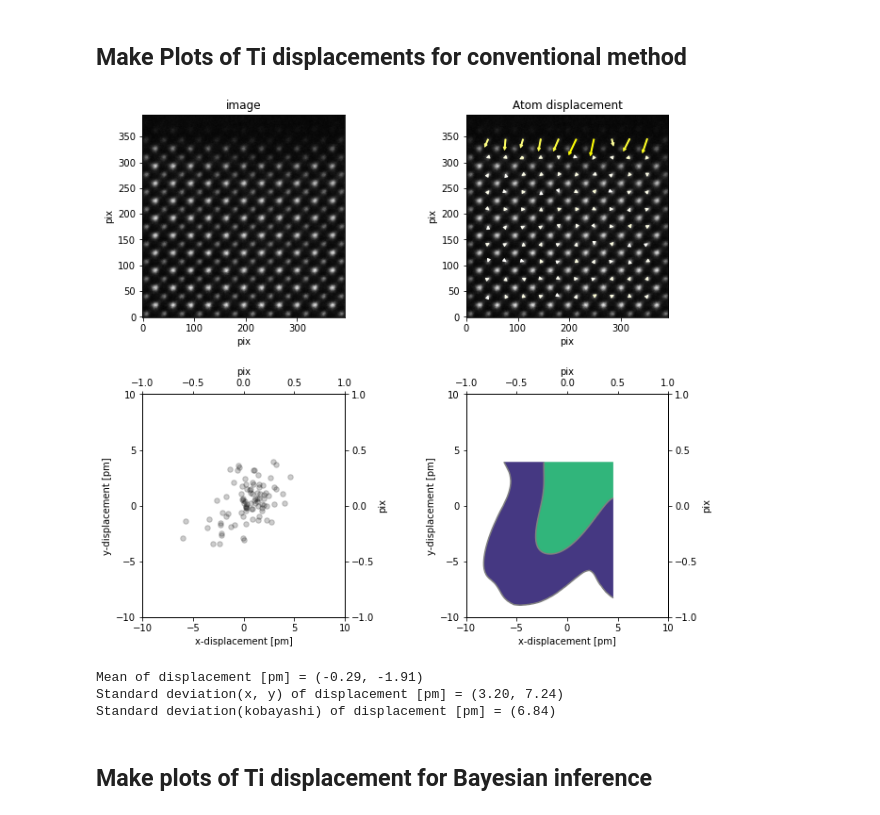
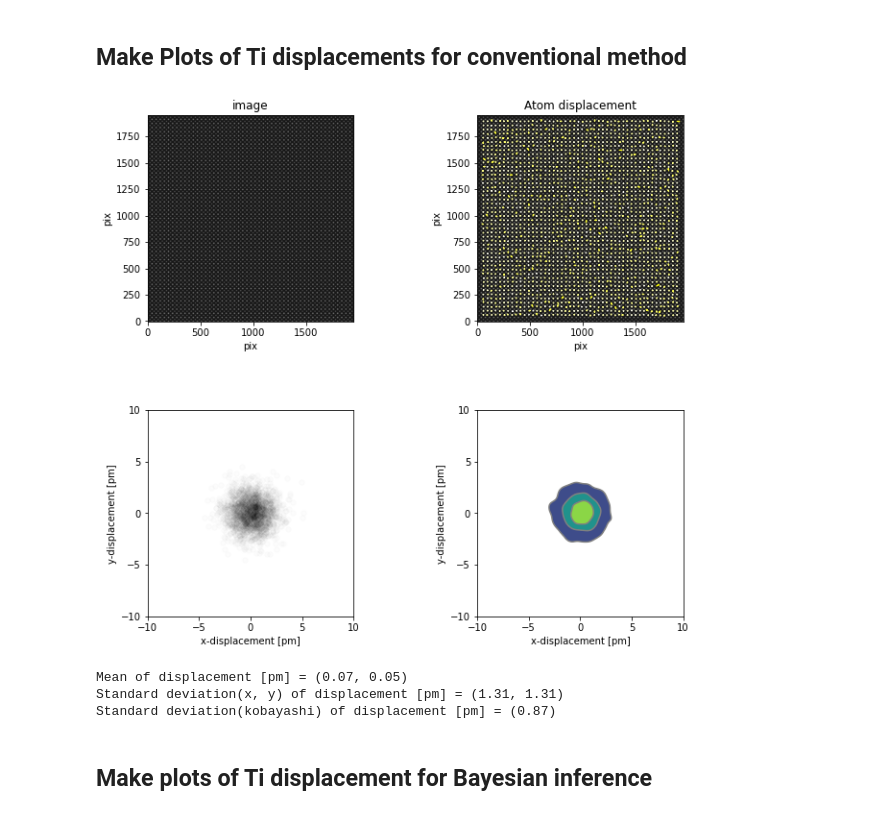
Before and after one commit to nomurayuki0503/PeakDetection_Perovskite, a Jupyter notebook: src/AtomDisplacement_Perovskite_Bayese.ipynb, the cells around one changed output. Cells and saved outputs as stored; diff of their text form; code cells hidden in the pictures.

```diff
--- a/src/AtomDisplacement_Perovskite_Bayese.ipynb
+++ b/src/AtomDisplacement_Perovskite_Bayese.ipynb
@@ -35,17 +37,17 @@ WARNING (theano.tensor.blas): Using NumPy C-API based implementation for BLAS fu
 # Parameters
 model = "Gaussian"  # "CoM" or "Gaussian"
 size_peak_search = 20  # pix size of ROI for peak search
-size_peak = 20  # pix size of ROI for Gaussian (or CoM) fitting
-threshold = 0.01  # Minimum threshold of peak intensity against maximum intensity of image
-edge = 1.0  # region (edge * size_peak) where peak is ignored
+size_peak = 10  # pix size of ROI for Gaussian (or CoM) fitting
+threshold = 0.3  # Minimum threshold of peak intensity against maximum intensity of image
+edge = 0.1  # region (edge * size_peak) where peak is ignored
 n_iter = 6  # Number of loops for Gaussian fit
 eps = 3  # DBSCAN parameter
-ratio = 10  # Magnification of arrows in displacement map
+ratio = 50  # Magnification of arrows in displacement map
 calibration = 10  # pm/pix(spectra_2K)
 display_sigma = 1  # Graph display error size (1: 68%, 2: 95%, 3: 99.7%)
 scan_distortion = 0  # Scan influence on displacement determination accuracy error (1 standard deviation) [pm]
-input_file = "SrTiO3_surphase.dm4"
-output_dir = "SrTiO3_50cell_simu_intensity100"
+input_file = "SrTiO3_10cell_simu_intensity50.dm4"
+output_dir = "SrTiO3_10cell_simu_intensity50"
 FWHM = size_peak / 2  # Initial value of FWHM for Gaussian fitting
 
 # Get file path
@@ -88,7 +100,7 @@ plt.show()
 # %%
 # Make plots
 outliers = []
-outliers = [222, 214, 210, 221]
+#outliers = [222, 225, 214, 226, 210, 221]
 
 peaks_maximam[1] = np.delete(peaks_maximam[1], outliers)
 peaks_maximam[0] = np.delete(peaks_maximam[0], outliers)
@@ -98,7 +110,7 @@ ax = fig.add_subplot(111)
 ax.imshow(img, origin="lower")
 ax.scatter(peaks_maximam[1], peaks_maximam[0], s=10, c="yellow", marker="o")
 for i in range(len(peaks_maximam[1])):
-    ax.text(peaks_maximam[1][i], peaks_maximam[0][i], str(i), color="black", fontsize=12)
+    ax.text(peaks_maximam[1][i], peaks_maximam[0][i], str(i), color="black", fontsize=20)
 ax.set_title("Positions of maximam intensity of each peak")
 ax.set_xlabel("pix")
 ax.set_ylabel("pix")
@@ -367,6 +371,9 @@ ax2 = fig.add_subplot(gs[1])
 ax3 = fig.add_subplot(gs[2])
 ax4 = fig.add_subplot(gs[3])
 
+ax3.set_aspect('equal')
+ax4.set_aspect('equal')
+
 ax1.imshow(img, origin="lower", cmap="gray")
 ax1.set_title("image")
 ax1.set_xlabel("pix")
@@ -378,7 +385,7 @@ for i in range(len(flat_distance_x)):
     ax2.annotate('',
                 xy=[ flat_center_x[i] + flat_distance_x[i] * ratio, flat_center_y[i] + flat_distance_y[i] * ratio ],
                 xytext=[flat_center_x[i], flat_center_y[i]],
-                arrowprops=dict(shrink=0, width=1, headwidth=3, headlength=3, connectionstyle='arc3', facecolor=color[i], edgecolor=color[i])
+                arrowprops=dict(shrink=0, width=0.1, headwidth=1, headlength=1, connectionstyle='arc3', facecolor=color[i], edgecolor=color[i])
                 )    #"xy"が終点、"xytext"が始点
 ax2.set_xlabel("pix")
 ax2.set_ylabel("pix")
@@ -388,7 +395,7 @@ ax3.scatter(np.array(flat_distance_x) * calibration,
            s=30,
            c="black",
            marker="o",
-           alpha=0.2
+           alpha=0.01
            )
 ax3.set_xlabel("x-displacement [pm]")
 ax3.set_ylabel("y-displacement [pm]")
@@ -396,56 +403,62 @@ ax3.set_ylabel("y-displacement [pm]")
 #ax3.set_ylim(-sorted(distances)[-1], sorted(distances)[-1])
 ax3.set_xlim(-10, 10)
 ax3.set_ylim(-10, 10)
-ax3_twinx = ax3.twinx()  # Create a new y-axis
-ax3_twiny = ax3.twiny()  # Create a new x-axis
-ax3_twinx.set_ylabel("pix")  # Set the label for the new y-axis
-ax3_twiny.set_xlabel("pix")  # Set the label for the new x-axis
-ax3_twiny.set_xlim(-1, 1)
-ax3_twinx.set_ylim(-1, 1)
+ax3.set_xticks([-10, -5, 0, 5, 10])
+ax3.set_yticks([-10, -5, 0, 5, 10])
+#ax3_twinx = ax3.twinx()  # Create a new y-axis
+#ax3_twiny = ax3.twiny()  # Create a new x-axis
+#ax3_twinx.set_ylabel("pix")  # Set the label for the new y-axis
+#ax3_twiny.set_xlabel("pix")  # Set the label for the new x-axis
+#ax3_twiny.set_xlim(-1, 1)
+#ax3_twinx.set_ylim(-1, 1)
 
 az.plot_kde(multi_flat_distance_x,
            values2=multi_flat_distance_y,
            ax=ax4,
-           hdi_probs=[ 0.6827, 0.9545 ]
+           hdi_probs=[ 0.3, 0.6, 0.9 ],
            )
 ax4.set_xlabel("x-displacement [pm]")
 ax4.set_ylabel("y-displacement [pm]")
 ax4.set_xlim(-10, 10)
 ax4.set_ylim(-10, 10)
-ax4_twinx = ax4.twinx()  # Create a new y-axis
-ax4_twiny = ax4.twiny()  # Create a new x-axis
-ax4_twinx.set_ylabel("pix")  # Set the label for the new y-axis
-ax4_twiny.set_xlabel("pix")  # Set the label for the new x-axis
-ax4_twinx.set_ylim(-1, 1)
-ax4_twiny.set_xlim(-1, 1)
+ax4.set_xticks([-10, -5, 0, 5, 10])
+ax4.set_yticks([-10, -5, 0, 5, 10])
+#ax4_twinx = ax4.twinx()  # Create a new y-axis
+#ax4_twiny = ax4.twiny()  # Create a new x-axis
+#ax4_twinx.set_ylabel("pix")  # Set the label for the new y-axis
+#ax4_twiny.set_xlabel("pix")  # Set the label for the new x-axis
+#ax4_twinx.set_ylim(-1, 1)
+#ax4_twiny.set_xlim(-1, 1)
 
 # Set integer tick intervals for ax4 and ax5
+"""
 for ax in [ax3, ax4]:
     ax.xaxis.set_major_locator(MultipleLocator(5))
     ax.yaxis.set_major_locator(MultipleLocator(5))
 ax3_twinx.yaxis.set_major_locator(MultipleLocator(0.5))
 ax3_twiny.xaxis.set_major_locator(MultipleLocator(0.5))
 ax4_twinx.yaxis.set_major_locator(MultipleLocator(0.5))
 ax4_twiny.xaxis.set_major_locator(MultipleLocator(0.5))
+"""
 
-plt.savefig(data_dir + "\\" + "summary_conventional.png", dpi=1200)
+plt.savefig(out_dir + "summary_conventional.png", dpi=1200)
 plt.show()
 
 #変位の平均と標準偏差の表示
 std_x = np.std(np.array(flat_distance_x)) * calibration
 std_y = np.std(np.array(flat_distance_y)) * calibration
 flat_distance = np.sqrt(np.array(flat_distance_x) ** 2 + np.array(flat_distance_y) ** 2)*calibration
 kobayashi_std = np.std(flat_distance)
 
 print("Mean of displacement [pm] = ({0:.2f}, {1:.2f})".format(np.mean(np.array(flat_distance_x)) * calibration, np.mean(np.array(flat_distance_y)) * calibration))
 print("Standard deviation(x, y) of displacement [pm] = ({0:.2f}, {1:.2f})".format(std_x, std_y))
 print("Standard deviation(kobayashi) of displacement [pm] = ({0:.2f})".format(kobayashi_std))
 #print("Standard deviation of displacement [pm] = ({0:.2f}, {1:.2f})".format(np.std(np.array(distances))*calibration))
 # %% [output]
-[figure, old version]
+[figure, new version]
-Mean of displacement [pm] = (-0.29, -1.91)
-Standard deviation(x, y) of displacement [pm] = (3.20, 7.24)
-Standard deviation(kobayashi) of displacement [pm] = (6.84)
+Mean of displacement [pm] = (0.07, 0.05)
+Standard deviation(x, y) of displacement [pm] = (1.31, 1.31)
+Standard deviation(kobayashi) of displacement [pm] = (0.87)
 # %% [markdown]
 ## Make plots of Ti displacement for Bayesian inference
 # %%
```
Also changed, not shown: parts of 28 cells of this notebook, 1 other file.
